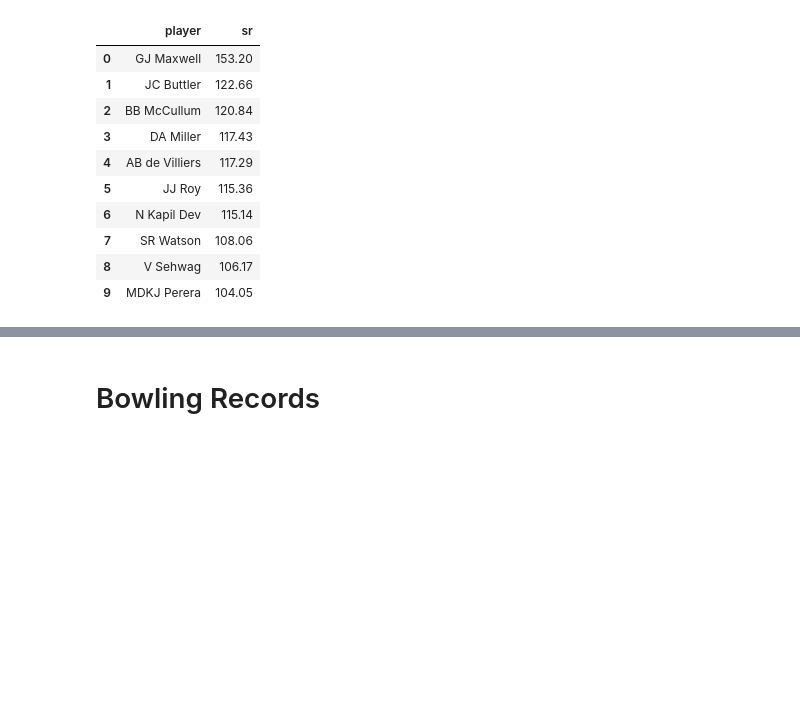
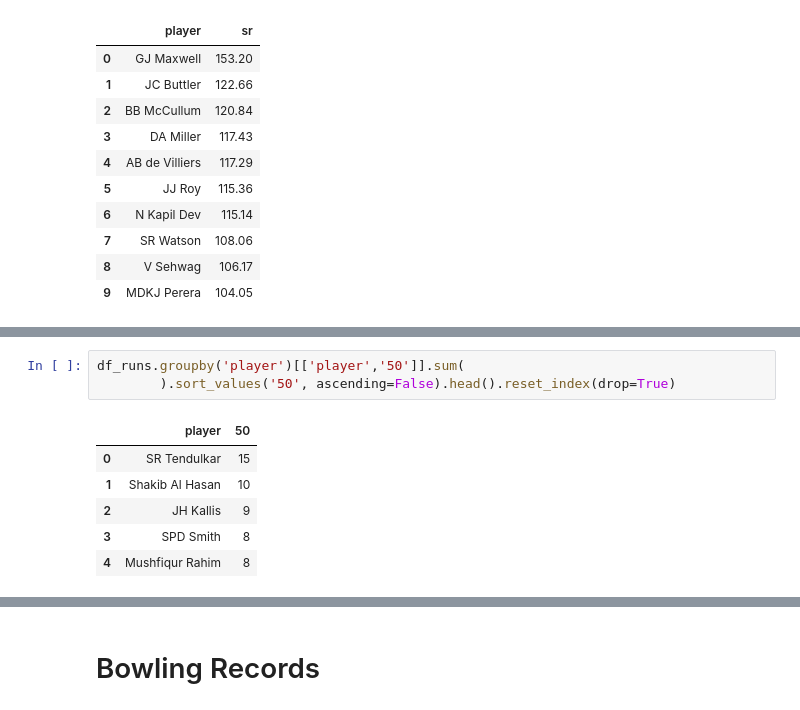
Before and after one commit to jeniljani-4444/End-To-End-World-Cup-Analysis-Web-App, a Jupyter notebook: World Cup Data.ipynb, the cells around one changed output, grey strips where cells are left out. Drawn from its saved outputs; the diff is of its cells as text; blank space fills up the shorter version.

```diff
--- a/World Cup Data.ipynb
+++ b/World Cup Data.ipynb
@@ -196,0 +213,10 @@ aus = df_runs[df_runs['country'] == 'AUS'][['player','country']]
+# %%
+df_runs.groupby('player')[['player','50']].sum(
+        ).sort_values('50', ascending=False).head().reset_index(drop=True)
+# %% [output]
+|  | player | 50 |
+| 0 | SR Tendulkar | 15 |
+| 1 | Shakib Al Hasan | 10 |
+| 2 | JH Kallis | 9 |
+| 3 | SPD Smith | 8 |
+| 4 | Mushfiqur Rahim | 8 |
```
Also changed, not shown: parts of 13 cells of this notebook, 3 other files.
